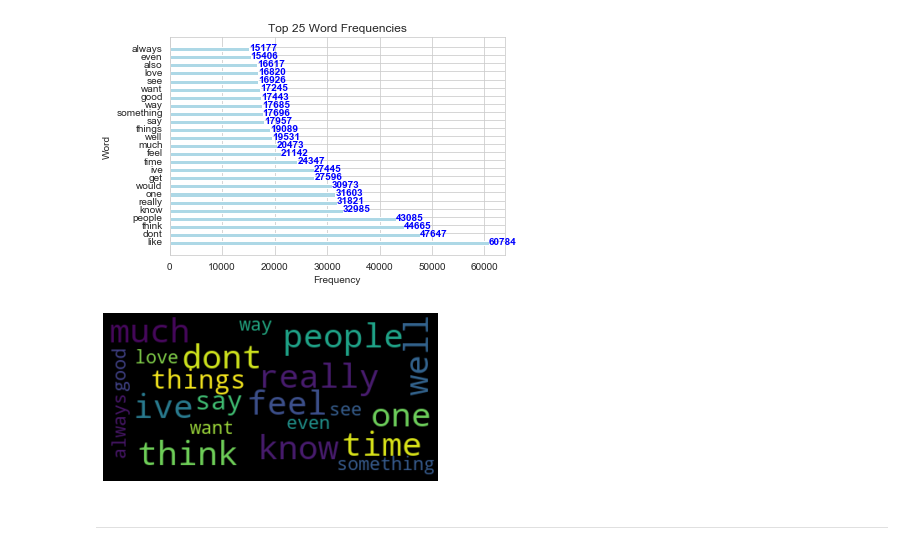
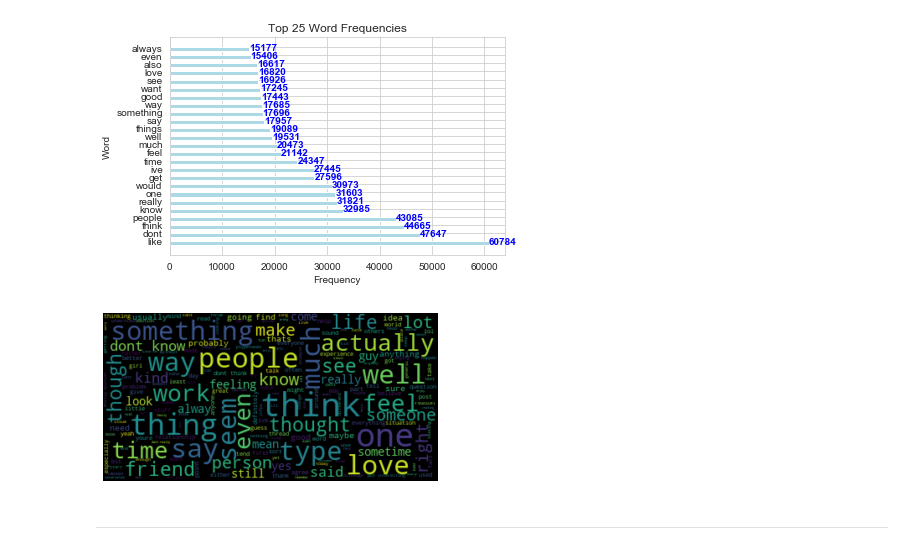
Before and after one commit to KatiuscaQ/Myers_Briggs_Type_Indicator, a Jupyter notebook: Project.ipynb, the cells around one changed output. Saved outputs shown, nothing was run; the diff lists cells and outputs as text; code cells hidden in the pictures.

```diff
--- a/Project.ipynb
+++ b/Project.ipynb
@@ -46,6 +65,6 @@ from textblob import TextBlob
 # %%
 # Load dataset
-df = pd.read_csv('mbti_clean.csv')
+df = pd.read_csv('resources/mbti_clean.csv')
 # %% [markdown]
 <a id='data-dictionary'></a>
 **Data Dictionary**
@@ -261,18 +280,41 @@ posts = df['posts'].str.lower()
 # %% [markdown]
 #### Word count
 # %%
-# Separate posts into individual words
-# Then show the top 25
-
 # Create the stopwords list
 stoplist = stopwords.words('english') + list(punctuation)
 
 # Add to the stopwords list each of the 16 codes
 types = ['infj', 'entp', 'intp', 'intj', 'entj', 'enfj', 'infp', 'enfp', 'isfp', \
-         'istp', 'isfj', 'istj', 'estp', 'esfp', 'estj', 'esfj']
+         'istp', 'isfj', 'istj', 'estp', 'esfp', 'estj', 'esfj', 'facebook']
 
 for type in types:
     stoplist.append(type)
 
-print(stoplist)
+
+# Create empty list where individual words will be saved
+words = []
+
+# Split the words from each posts (tweet)
+for w in posts:
+    tweet = w.split()
+    # Remove stop words from tweet
+    for word in tweet:
+        if not word in stoplist:
+            words.append(word)
+
+# Create a collection (word counter)
+word_count = Counter(word_tokenize('\n'.join(words)))
+
+# Create empty lists word_top_25 and freq_top_25
+words_top_25 = []
+freq_top_25 = []
+
+print("\nMost frequent words with counts:")
+
+# Find and print the most common words (top 25)
+for word, frequency in word_count.most_common(25):
+    print('%s: %d' % (word, frequency))
+    words_top_25.append(word)
+    freq_top_25.append(frequency)
+print("\n")
 # %% [output]
@@ -333,17 +355,17 @@ plt.show()
 # %%
 # Wordcloud Why not??
 from wordcloud import WordCloud
 from os import path
 
-wordcloud_words = " ".join(words_top_25)
+wordcloud_words = " ".join(words)
 # Lower max font size
 wordcloud = WordCloud(max_font_size = 40).generate(wordcloud_words)
 plt.figure()
 plt.imshow(wordcloud, interpolation = 'bilinear')
 plt.axis("off")
 plt.show()
 # %% [output]
-[figure, old version]
+[figure, new version]
 # %% [markdown]
 ---
 # %% [markdown]
```
Also changed, not shown: parts of 18 cells of this notebook, 50 other files.
